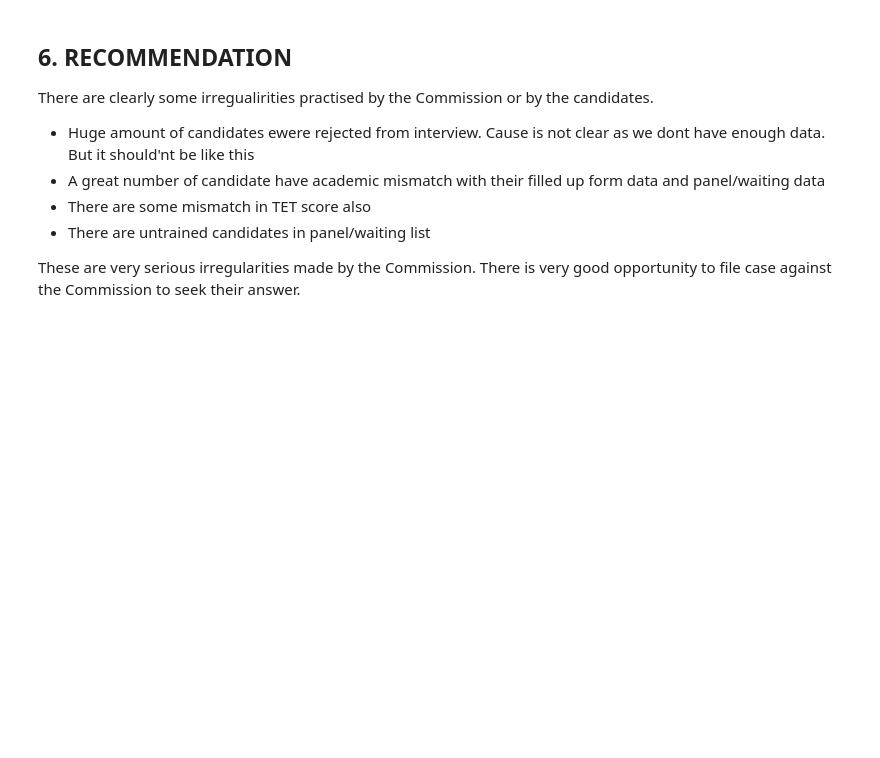
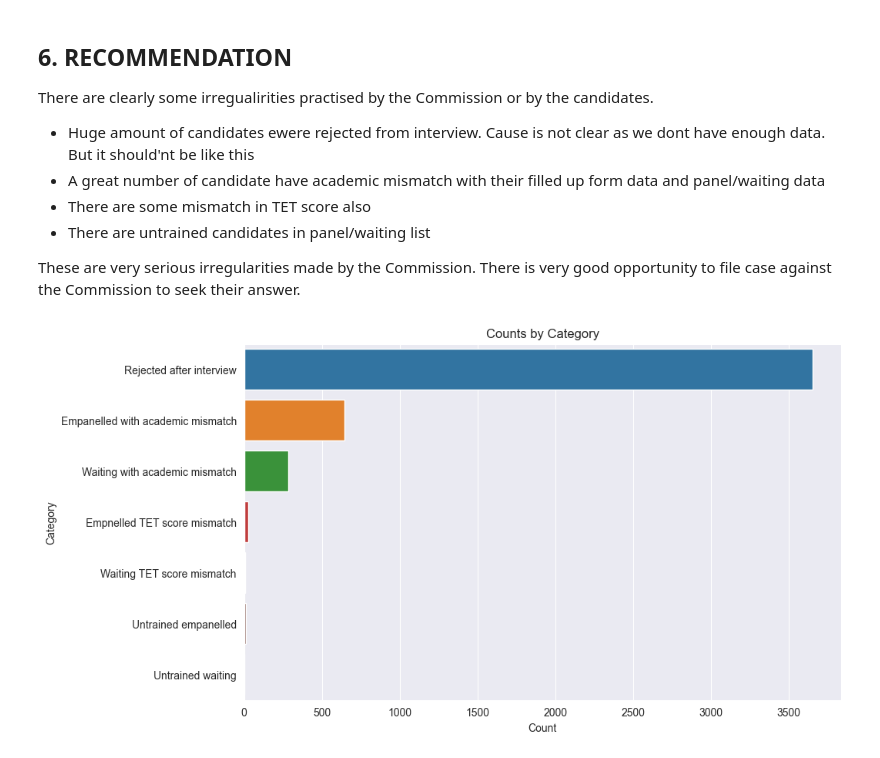
Before and after one commit to tariq0802/data-analytics, a Jupyter notebook: WBCSSC panel analysis/WBCSSC panel analysis.ipynb, the cells around one changed output. Drawn from its saved outputs; the diff is of its cells as text; code cells hidden in the pictures; blank space fills up the shorter version.

```diff
--- a/WBCSSC panel analysis/WBCSSC panel analysis.ipynb
+++ b/WBCSSC panel analysis/WBCSSC panel analysis.ipynb
@@ -638,3 +640,12 @@ There are clearly some irregualirities practised by the Commission or by the can
 * There are untrained candidates in panel/waiting list
 
 These are very serious irregularities made by the Commission. There is very good opportunity to file case against the Commission to seek their answer.
+# %%
+plt.figure(figsize=(10, 6))
+sns.barplot(x=list(data.values()), y=list(data.keys()), hue=list(data.keys()), dodge=False, legend=False)
+plt.xlabel('Count')
+plt.ylabel('Category')
+plt.title('Counts by Category')
+plt.show()
+# %% [output]
+[figure, added]
```
Also changed, not shown: parts of 2 cells of this notebook, 1 other file.
